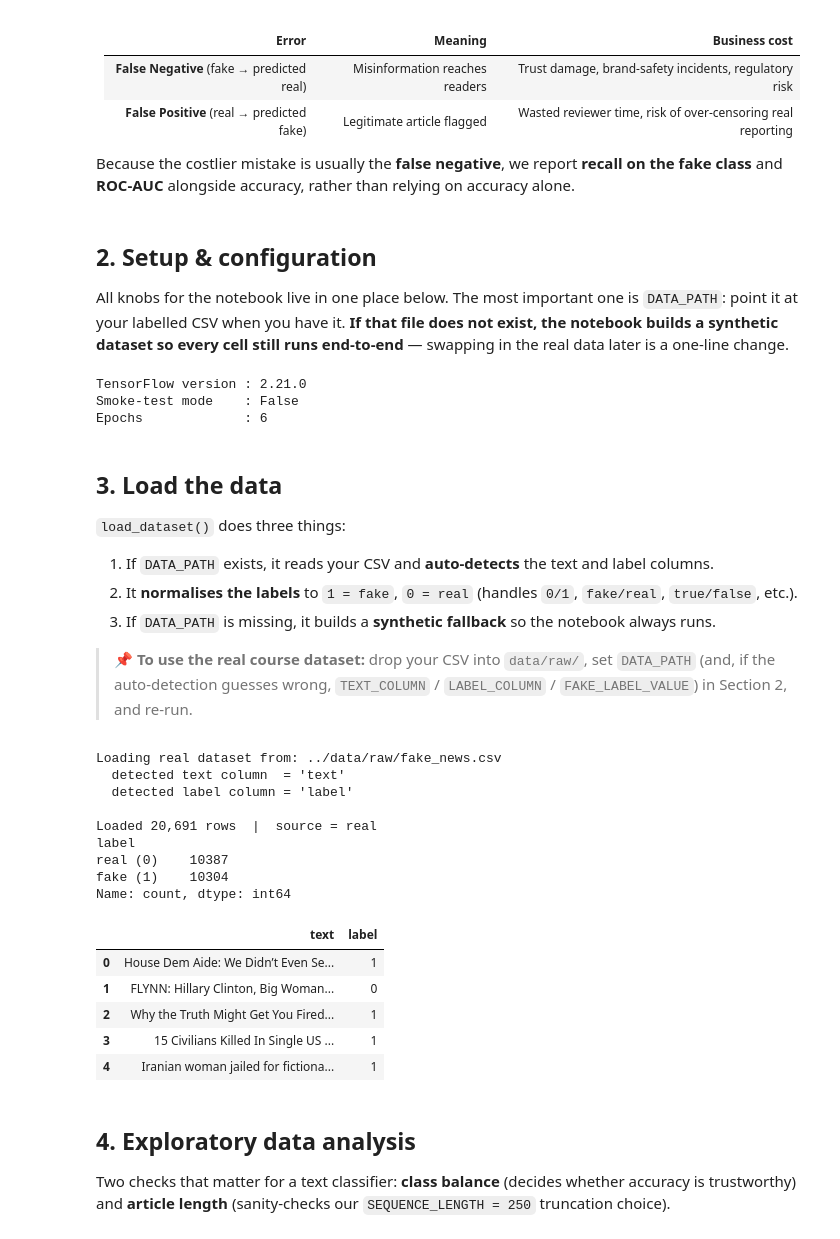
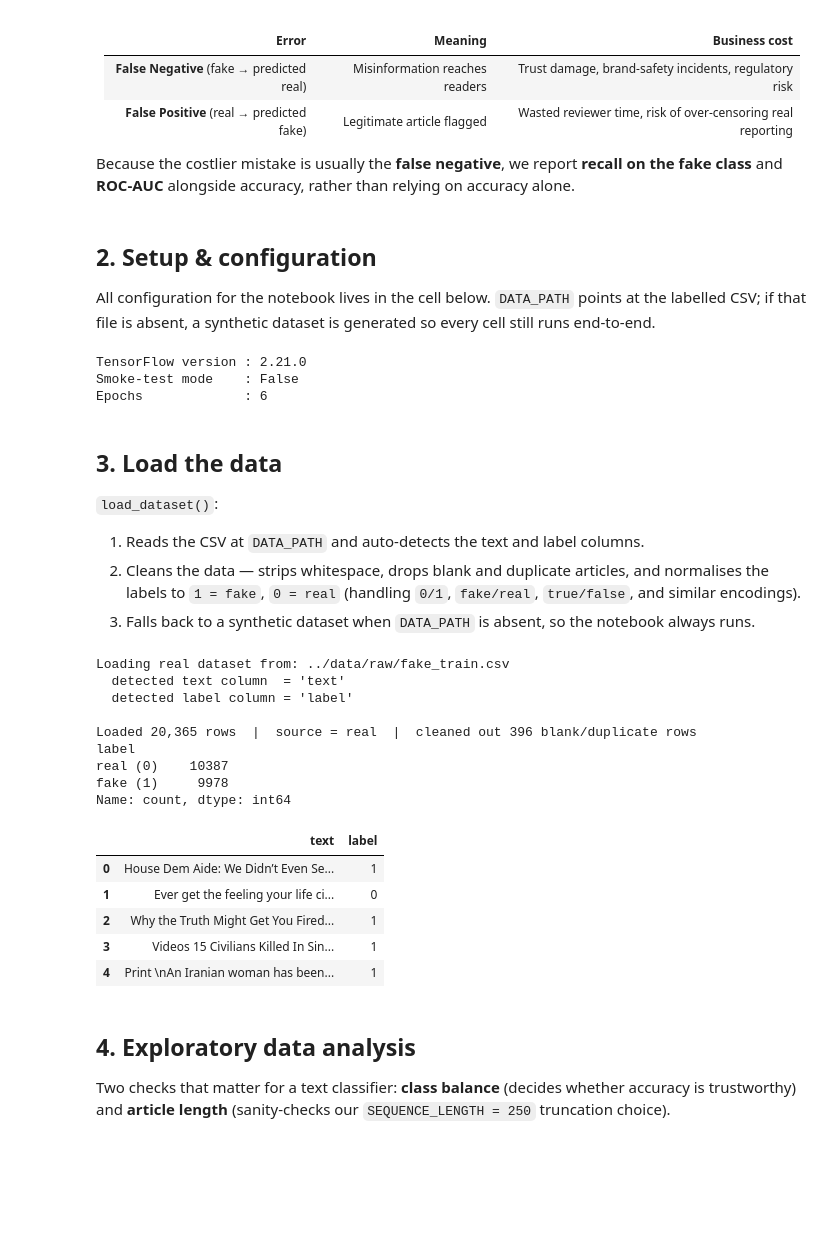
Before and after one commit to sebog99/deep_learning_fake_news, a Jupyter notebook: notebooks/fake_news_detection.ipynb, the cells around one changed output. Drawn from its saved outputs; the diff is of its cells as text; code cells hidden in the pictures; blank space fills up the shorter version.

```diff
--- a/notebooks/fake_news_detection.ipynb
+++ b/notebooks/fake_news_detection.ipynb
@@ -41,9 +41,8 @@ Because the costlier mistake is usually the **false negative**, we report **reca
 # %% [markdown]
 ## 2. Setup & configuration
 
-All knobs for the notebook live in one place below. The most important one is `DATA_PATH`: point it at your
-labelled CSV when you have it. **If that file does not exist, the notebook builds a synthetic dataset so every
-cell still runs end-to-end** — swapping in the real data later is a one-line change.
+All configuration for the notebook lives in the cell below. `DATA_PATH` points at the labelled CSV; if that
+file is absent, a synthetic dataset is generated so every cell still runs end-to-end.
 # %%
 import os
 import re
@@ -75,19 +74,20 @@ np.random.seed(SEED)
 tf.random.set_seed(SEED)
 
 # ---- Smoke-test switch -------------------------------------------------------
-# Leave this off for your real runs. Setting the env var FAKE_NEWS_SMOKE_TEST=1
-# shrinks the data and epochs so the whole notebook executes in seconds (used for
-# automated checks). Your laptop runs use the full defaults below.
+# When FAKE_NEWS_SMOKE_TEST=1 the data and number of epochs are shrunk so the whole
+# notebook runs in seconds. Unset it for a full run with the defaults below.
 SMOKE_TEST = os.environ.get("FAKE_NEWS_SMOKE_TEST", "0") == "1"
 
-# ---- Project configuration (single source of truth for this notebook) --------
-# Put your real labelled CSV at this path. Columns are auto-detected (see below).
-DATA_PATH        = "../data/raw/fake_news.csv"
-TEXT_COLUMN      = "text"   # the prepared CSV uses a "text" column (download_data.py builds it)
+# ---- Project configuration ---------------------------------------------------
+# Point this at the raw labelled CSV (Kaggle's train.csv: id, title, author, text, label).
+# All data cleaning — column selection, dropping empties/duplicates, label
+# normalisation — happens in this notebook (Section 3), not in any external script.
+DATA_PATH        = "../data/raw/fake_train.csv"
+TEXT_COLUMN      = "text"   # use the article body; cleaning happens in this notebook (Section 3)
 LABEL_COLUMN     = None     # e.g. "label" -> leave None to auto-detect
 FAKE_LABEL_VALUE = None     # value in the label column that means "fake" -> None = auto
 
-# Text / model hyperparameters (mirrors the class sentiment-analysis pipeline)
+# Text / model hyperparameters
 VOCAB_SIZE       = 10000    # keep the 10k most frequent tokens
 SEQUENCE_LENGTH  = 250      # pad / truncate every article to 250 tokens
 EMBEDDING_DIM    = 64       # learned word-vector size
@@ -110,13 +110,11 @@ Epochs             : 6
 # %% [markdown]
 ## 3. Load the data
 
-`load_dataset()` does three things:
-1. If `DATA_PATH` exists, it reads your CSV and **auto-detects** the text and label columns.
-2. It **normalises the labels** to `1 = fake`, `0 = real` (handles `0/1`, `fake/real`, `true/false`, etc.).
-3. If `DATA_PATH` is missing, it builds a **synthetic fallback** so the notebook always runs.
-
-> 📌 **To use the real course dataset:** drop your CSV into `data/raw/`, set `DATA_PATH` (and, if the
-> auto-detection guesses wrong, `TEXT_COLUMN` / `LABEL_COLUMN` / `FAKE_LABEL_VALUE`) in Section 2, and re-run.
+`load_dataset()`:
+1. Reads the CSV at `DATA_PATH` and auto-detects the text and label columns.
+2. Cleans the data — strips whitespace, drops blank and duplicate articles, and normalises the labels to
+   `1 = fake`, `0 = real` (handling `0/1`, `fake/real`, `true/false`, and similar encodings).
+3. Falls back to a synthetic dataset when `DATA_PATH` is absent, so the notebook always runs.
 # %%
 def build_synthetic_fake_news(n=5000, seed=SEED):
     """A small, learnable stand-in dataset. Real news = measured/sourced language;
@@ -215,41 +213,49 @@ def load_dataset():
         print(f"Loading real dataset from: {DATA_PATH}")
         frame = pd.read_csv(DATA_PATH)
         text_col, label_col = _autodetect_columns(frame)
         print(f"  detected text column  = {text_col!r}")
         print(f"  detected label column = {label_col!r}")
         frame = frame[[text_col, label_col]].dropna()
         frame.columns = ["text", "label"]
         frame["label"] = _map_labels_to_fake1(frame["label"])
         frame["text"]  = frame["text"].astype(str)
         source = "real"
     else:
         print(f"DATA_PATH not found ({DATA_PATH}) -> building synthetic fallback dataset.")
         frame = build_synthetic_fake_news(N_SYNTHETIC)
         source = "synthetic"
+    # Cleaning (all of it lives here, not in any external script): strip whitespace, then drop
+    # articles that would tokenize to nothing. A row with no ASCII letter/digit becomes an empty
+    # string once standardization (Section 6) removes punctuation and non-ASCII characters, and a
+    # 0-token row breaks the batched tf.data pipeline. Finally drop exact duplicates.
+    before = len(frame)
+    frame["text"] = frame["text"].astype(str).str.strip()
+    frame = frame[frame["text"].str.contains(r"[A-Za-z0-9]", regex=True, na=False)]
     frame = frame.drop_duplicates(subset="text").reset_index(drop=True)
-    print(f"\nLoaded {len(frame):,} rows  |  source = {source}")
+    removed = before - len(frame)
+    print(f"\nLoaded {len(frame):,} rows  |  source = {source}  |  cleaned out {removed:,} blank/duplicate rows")
     print(frame["label"].value_counts().rename({0: "real (0)", 1: "fake (1)"}))
     return frame, source
 
 
 df, DATA_SOURCE = load_dataset()
 df.head()
 # %% [output]
-Loading real dataset from: ../data/raw/fake_news.csv
+Loading real dataset from: ../data/raw/fake_train.csv
   detected text column  = 'text'
   detected label column = 'label'
 
-Loaded 20,691 rows  |  source = real
+Loaded 20,365 rows  |  source = real  |  cleaned out 396 blank/duplicate rows
 label
 real (0)    10387
-fake (1)    10304
+fake (1)     9978
 Name: count, dtype: int64
 |  | text | label |
 | 0 | House Dem Aide: We Didn’t Even Se... | 1 |
-| 1 | FLYNN: Hillary Clinton, Big Woman... | 0 |
+| 1 | Ever get the feeling your life ci... | 0 |
 | 2 | Why the Truth Might Get You Fired... | 1 |
-| 3 | 15 Civilians Killed In Single US ... | 1 |
-| 4 | Iranian woman jailed for fictiona... | 1 |
+| 3 | Videos 15 Civilians Killed In Sin... | 1 |
+| 4 | Print \nAn Iranian woman has been... | 1 |
 # %% [markdown]
 ## 4. Exploratory data analysis
 
```
Also changed, not shown: parts of 16 cells of this notebook, 4 other files.
